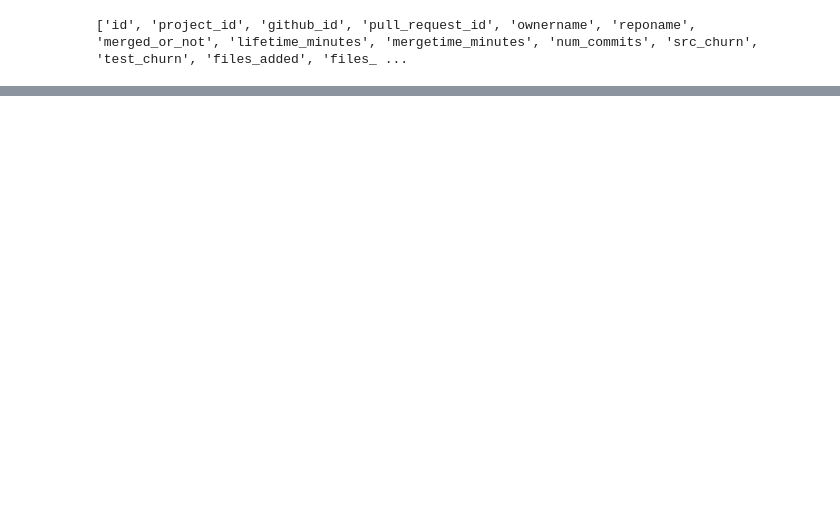
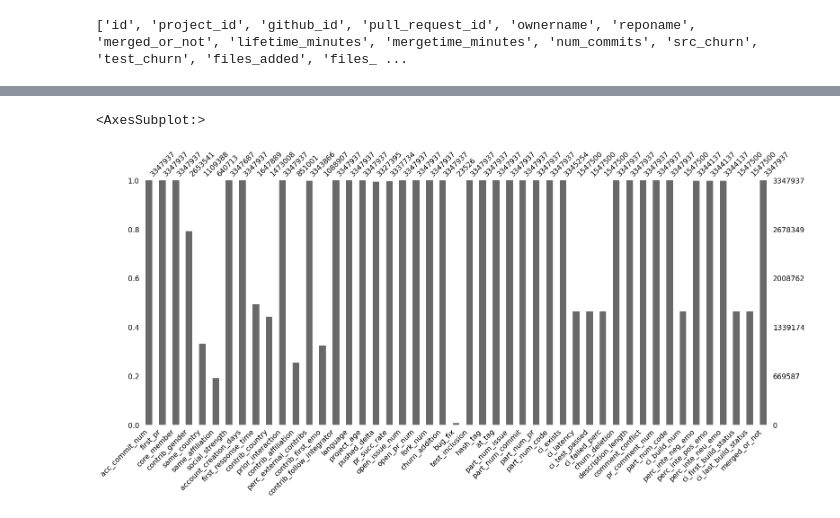
Before and after one commit to PrithaSarkar/Dissertation, a Jupyter notebook: Development/EDA.ipynb, the cells around one changed output, grey strips where cells are left out. Cells and saved outputs as stored; diff of their text form; code cells hidden in the pictures; blank space fills up the shorter version.

```diff
--- a/Development/EDA.ipynb
+++ b/Development/EDA.ipynb
@@ -30,16 +65,17 @@ print(columns)
 # %%
-contributor_char = df[['acc_commit_num', 'first_pr', 'core_member',
+new_df = df[['acc_commit_num', 'first_pr', 'core_member',
                         'contrib_gender', 'same_country', 'same_affiliation',
                         'social_strength', 'account_creation_days',
                         'first_response_time', 'contrib_country',
                         'prior_interaction', 'contrib_affiliation', 'perc_external_contribs',
-                        'contrib_first_emo', 'contrib_follow_integrator']]
-project_char = df[['language', 'project_age', 'pushed_delta',
-                    'pr_succ_rate', 'open_issue_num', 'open_pr_num', 'fork_num']]
-pull_req_char = df[['churn_addition', 'bug_fix', 'test_inclusion',
+                        'contrib_first_emo', 'contrib_follow_integrator',
+            'language', 'project_age', 'pushed_delta',
+                    'pr_succ_rate', 'open_issue_num', 'open_pr_num', 'fork_num',
+            'churn_addition', 'bug_fix', 'test_inclusion',
                     'hash_tag', 'at_tag', 'part_num_issue', 'part_num_commit',
                     'part_num_pr', 'part_num_code','ci_exists', 'ci_latency',
                     'ci_test_passed', 'ci_failed_perc', 'churn_deletion',
                     'description_length', 'comment_conflict', 'pr_comment_num',
                     'part_num_code', 'ci_build_num', 'perc_inte_neg_emo', 'perc_inte_pos_emo',
-                    'perc_inte_neu_emo','ci_first_build_status', 'ci_last_build_status']]
+                    'perc_inte_neu_emo','ci_first_build_status', 'ci_last_build_status',
+            'merged_or_not']]
@@ -119,0 +102,5 @@ ci_last_build_status has  1800437 null values.
+# %%
+msno.bar(new_df)
+# %% [output]
+<AxesSubplot:>
+[figure, added]
```
Also changed, not shown: parts of 12 cells of this notebook.
